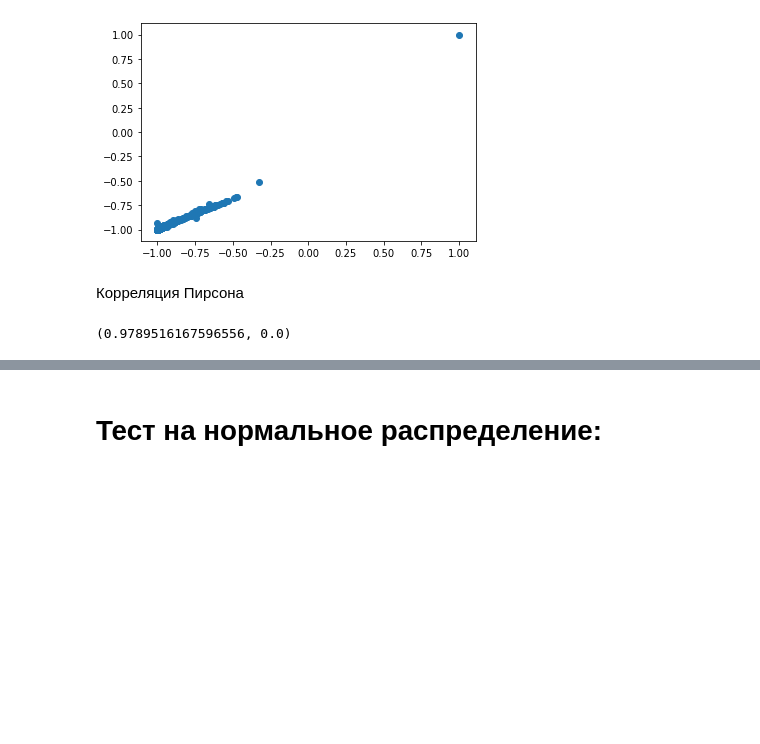
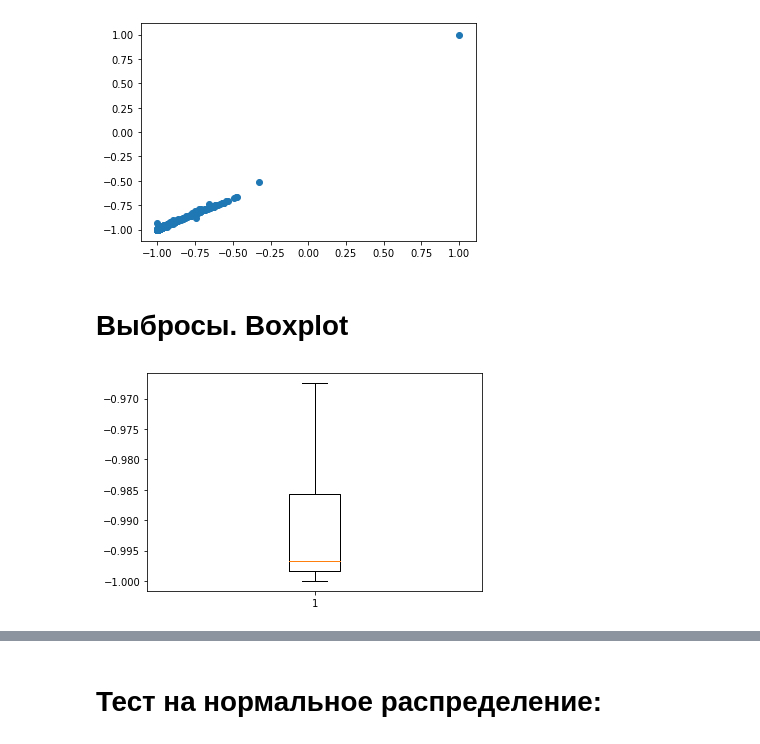
Before and after one commit to yustinaivanova/netology_statistics_february_20, a Jupyter notebook: lecture_4.ipynb, the cells around one changed output, grey strips where cells are left out. Drawn from its saved outputs; the diff is of its cells as text; code cells hidden in the pictures; blank space fills up the shorter version.

```diff
--- a/lecture_4.ipynb
+++ b/lecture_4.ipynb
@@ -166,10 +166,10 @@ plt.scatter(df_norm['Sum_of_Luminosity'], df_norm['Pixels_Areas'])
 plt.show()
 # %% [output]
 [figure]
-# %% [markdown]
-Корреляция Пирсона
-# %%
-from scipy.stats import pearsonr
-pearsonr(df_norm['Sum_of_Luminosity'], df_norm['Pixels_Areas'])
-# %% [output]
-(0.9789516167596556, 0.0)
+# %% [markdown]
+# Выбросы. Boxplot
+# %%
+from pylab import *
+r = boxplot(df_norm['Sum_of_Luminosity'], showfliers=False)
+# %% [output]
+[figure, added]
```
Also changed, not shown: parts of 17 cells of this notebook, 1 other file.
